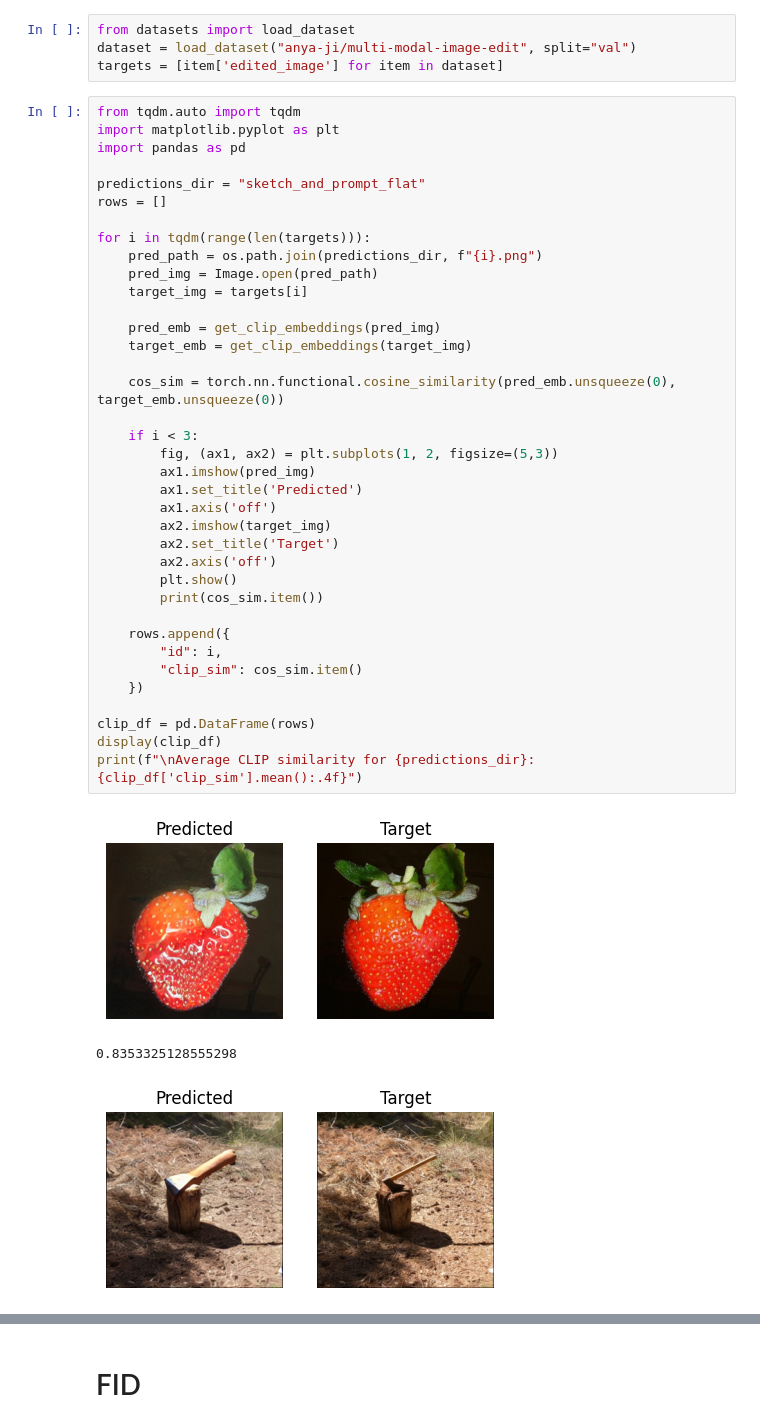
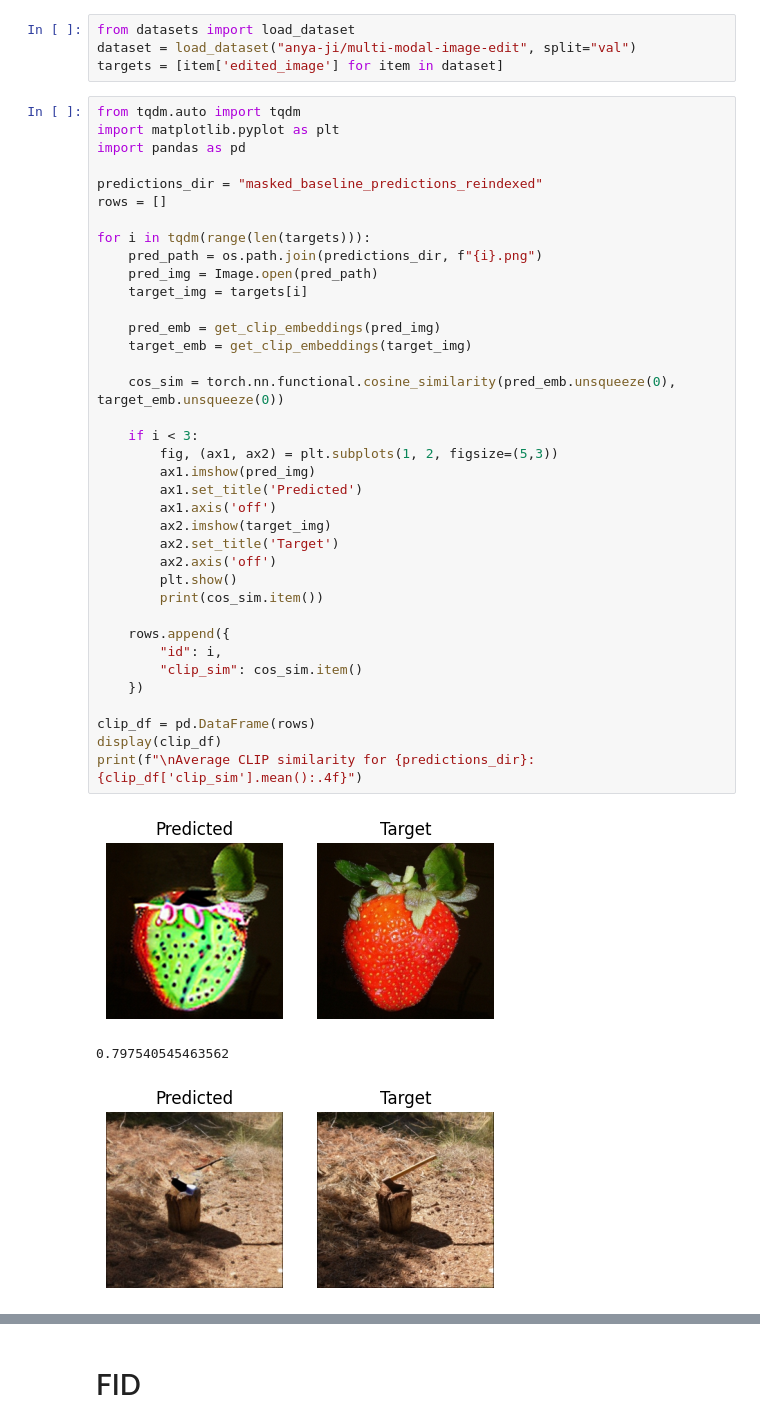
Before and after one commit to anya-ji/multi-modal-image-edit, a Jupyter notebook: evaluate.ipynb, the cells around one changed output, grey strips where cells are left out. Cells and saved outputs as stored; diff of their text form.

Commit message:
added masked baseline predictions

```diff
--- a/evaluate.ipynb
+++ b/evaluate.ipynb
@@ -557,39 +557,39 @@ from tqdm.auto import tqdm
 import matplotlib.pyplot as plt
 import pandas as pd
 
-predictions_dir = "sketch_and_prompt_flat"
+predictions_dir = "masked_baseline_predictions_reindexed"
 rows = []
 
 for i in tqdm(range(len(targets))):
     pred_path = os.path.join(predictions_dir, f"{i}.png")
     pred_img = Image.open(pred_path)
     target_img = targets[i]
 
     pred_emb = get_clip_embeddings(pred_img)
     target_emb = get_clip_embeddings(target_img)
 
     cos_sim = torch.nn.functional.cosine_similarity(pred_emb.unsqueeze(0), target_emb.unsqueeze(0))
 
     if i < 3:
         fig, (ax1, ax2) = plt.subplots(1, 2, figsize=(5,3))
         ax1.imshow(pred_img)
         ax1.set_title('Predicted')
         ax1.axis('off')
         ax2.imshow(target_img)
         ax2.set_title('Target')
         ax2.axis('off')
         plt.show()
         print(cos_sim.item())
 
     rows.append({
         "id": i,
         "clip_sim": cos_sim.item()
     })
 
 clip_df = pd.DataFrame(rows)
 display(clip_df)
 print(f"\nAverage CLIP similarity for {predictions_dir}: {clip_df['clip_sim'].mean():.4f}")
 # %% [output]
-[figure, old version]
+[figure, new version]
-0.8353325128555298
+0.797540545463562
-[figure, old version]
+[figure, new version]
```
Also changed, not shown: parts of 2 cells of this notebook, 1 other file.
